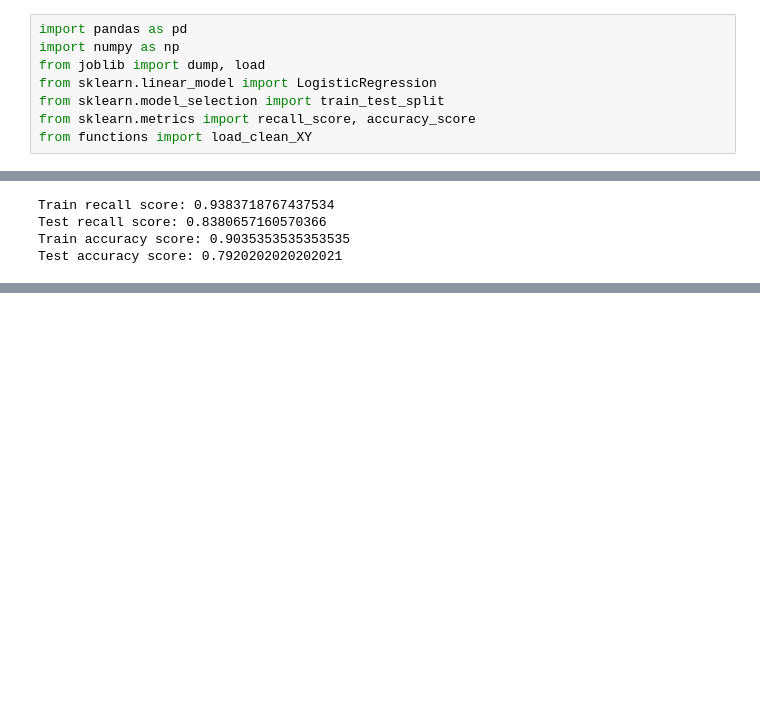
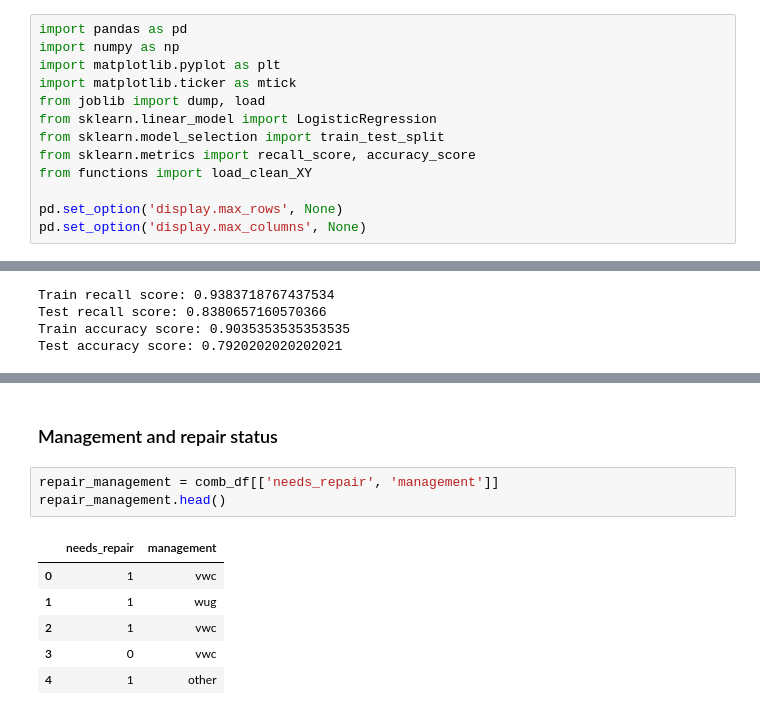
Before and after one commit to hall-nicholas/flatiron-ds-project-3, a Jupyter notebook: code/nick_eda2.ipynb, the cells around one changed output, grey strips where cells are left out. Drawn from its saved outputs; the diff is of its cells as text; blank space fills up the shorter version.

```diff
--- a/code/nick_eda2.ipynb
+++ b/code/nick_eda2.ipynb
@@ -1,9 +1,14 @@
 # %%
 import pandas as pd
 import numpy as np
+import matplotlib.pyplot as plt
+import matplotlib.ticker as mtick
 from joblib import dump, load
 from sklearn.linear_model import LogisticRegression
 from sklearn.model_selection import train_test_split
 from sklearn.metrics import recall_score, accuracy_score
 from functions import load_clean_XY
+
+pd.set_option('display.max_rows', None)
+pd.set_option('display.max_columns', None)
 # %%
@@ -27,0 +137,12 @@ Test accuracy score: 0.7920202020202021
+# %% [markdown]
+### Management and repair status
+# %%
+repair_management = comb_df[['needs_repair', 'management']]
+repair_management.head()
+# %% [output]
+|  | needs_repair | management |
+| 0 | 1 | vwc |
+| 1 | 1 | wug |
+| 2 | 1 | vwc |
+| 3 | 0 | vwc |
+| 4 | 1 | other |
```
Also changed, not shown: parts of 21 cells of this notebook, 1 other file.
